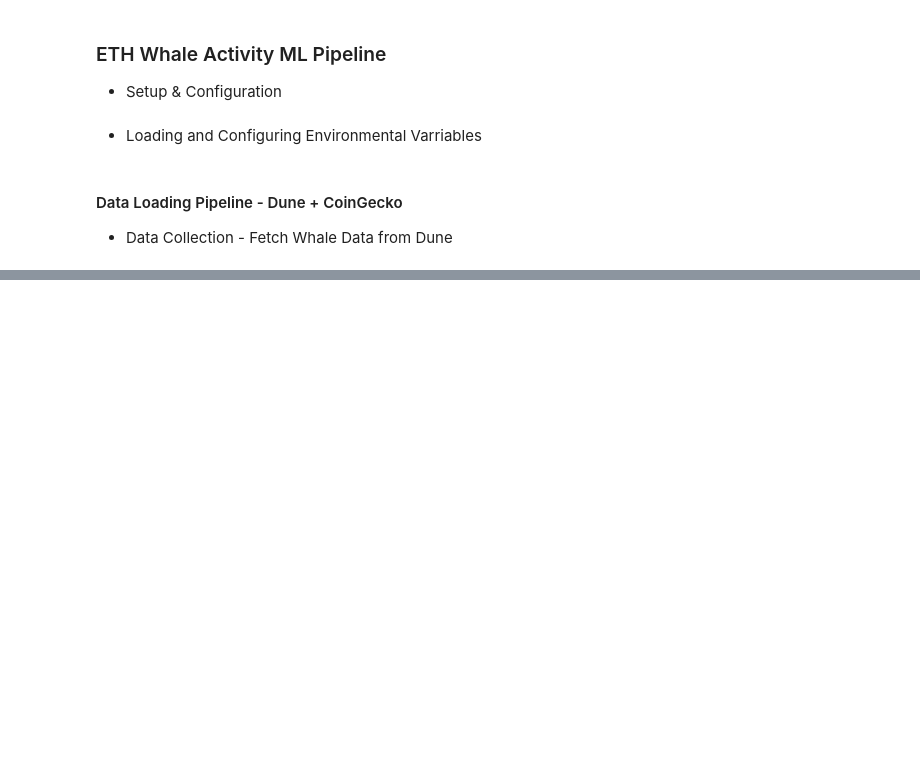
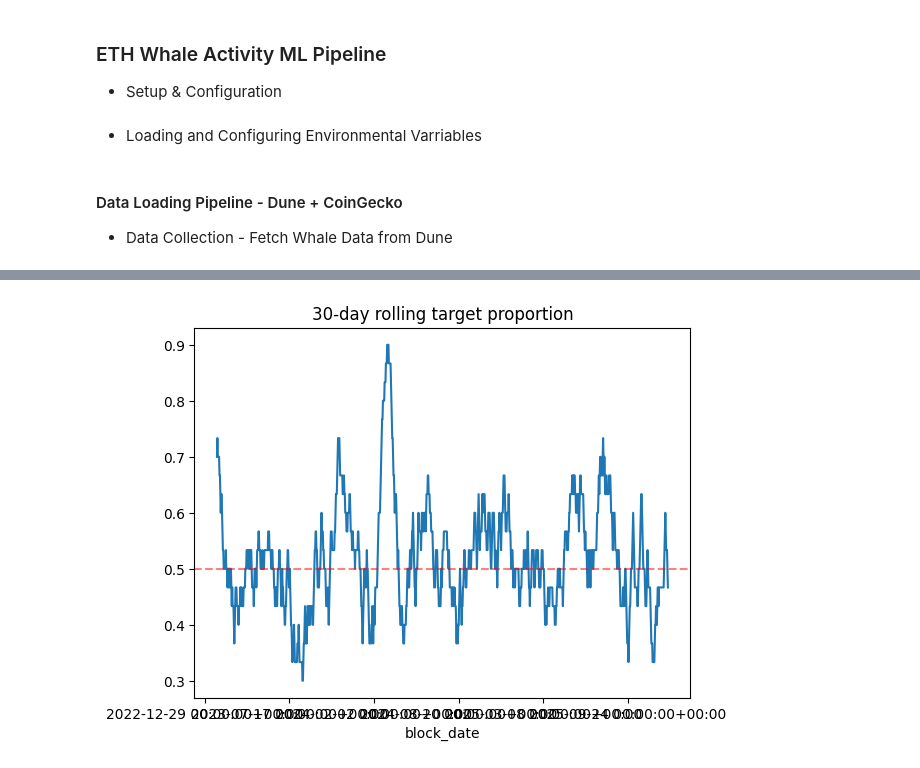
Before and after one commit to FirstBML/Whale-Movement-Based-Price-Direction-Generator-V2, a Jupyter notebook: WhalesIntent/Intent/NoteBook.ipynb, the cells around one changed output, grey strips where cells are left out. Saved outputs shown, nothing was run; the diff lists cells and outputs as text; code cells hidden in the pictures; blank space fills up the shorter version.

```diff
--- a/WhalesIntent/Intent/NoteBook.ipynb
+++ b/WhalesIntent/Intent/NoteBook.ipynb
@@ -1499,0 +450,7 @@ Lift             0.006471  0.023472
+# %%
+# Basic quality check
+df = pd.read_csv('data/ml_ready_dataset.csv')
+print(f"Dataset shape: {df.shape}")
+print(f"Missing values:\n{df.isnull().sum().sort_values(ascending=False).head(20)}")
+print(f"Date range: {df['block_date'].min()} to {df['block_date'].max()}")
+print(f"Unique dates: {df['block_date'].nunique()}")
@@ -1499,0 +475,8 @@ Lift             0.006471  0.023472
+# %%
+# Target analysis
+target_series = df.set_index('block_date')['target']
+target_series.rolling(30).mean().plot(title='30-day rolling target proportion')
+plt.axhline(y=0.5, color='r', linestyle='--', alpha=0.5)
+plt.show()
+# %% [output]
+[figure, added]
```
Also changed, not shown: parts of 52 cells of this notebook, 22 other files.
